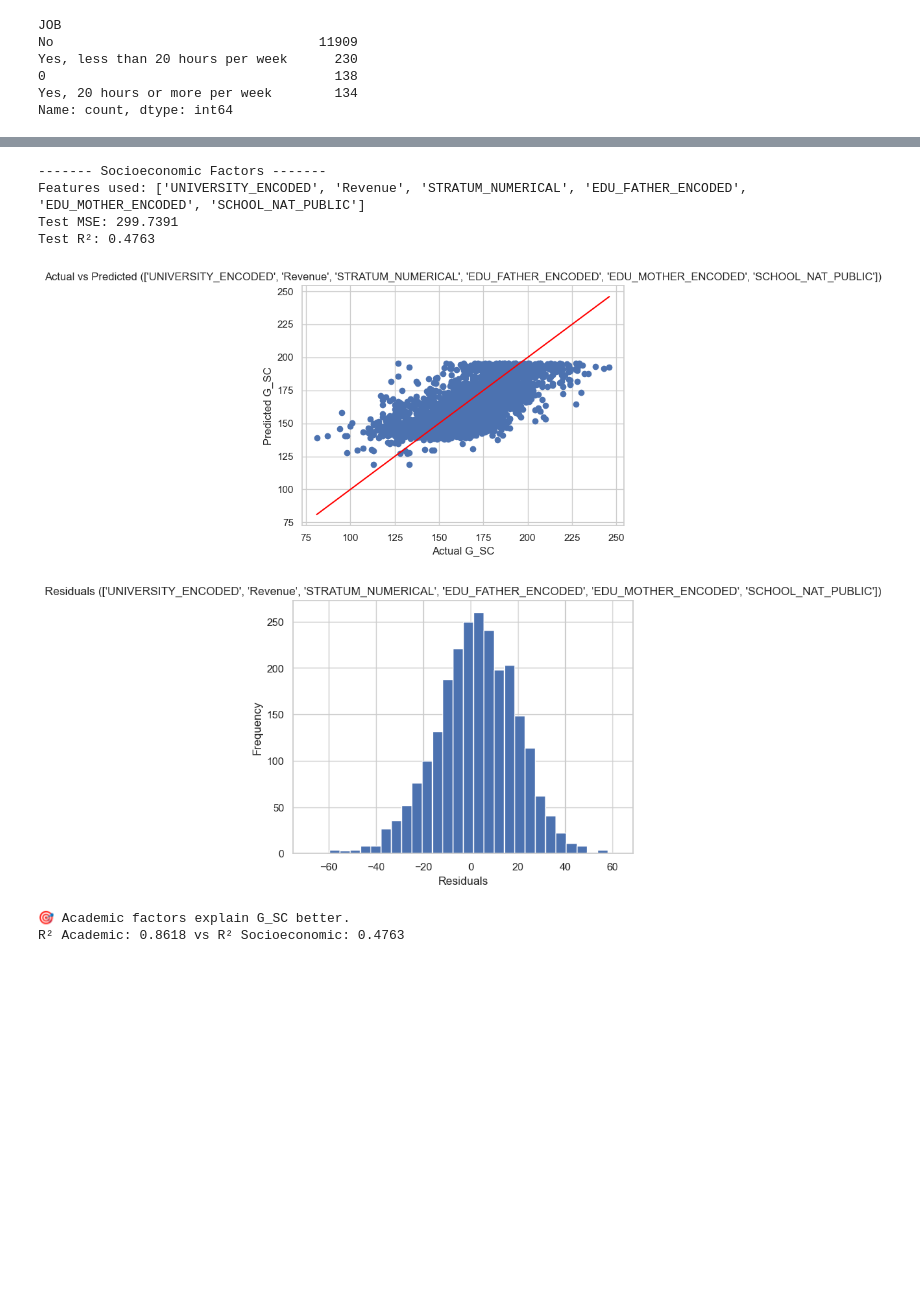
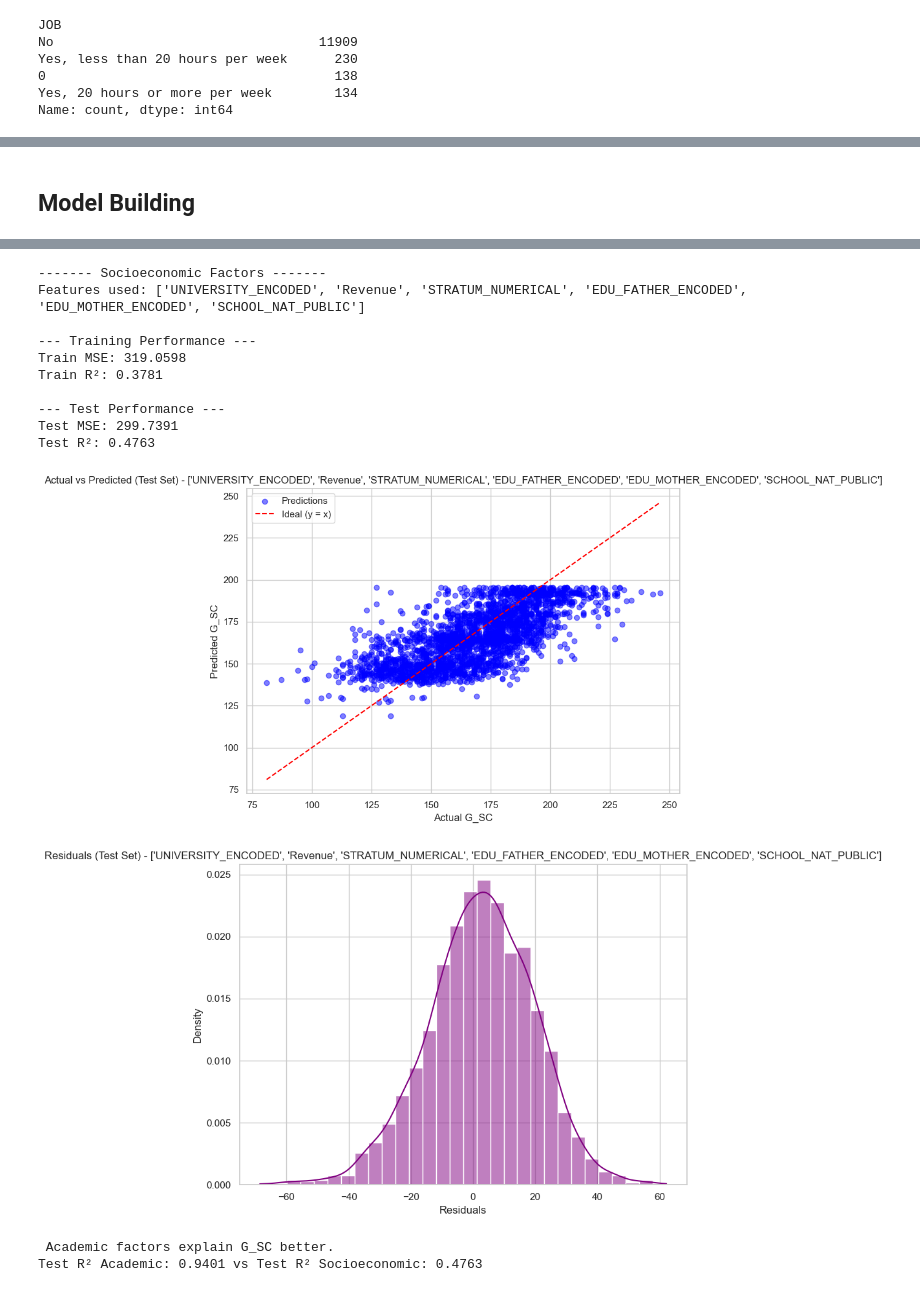
Before and after one commit to sherryrafiqq/RegressionProject, a Jupyter notebook: regression.ipynb, the cells around one changed output, grey strips where cells are left out. Cells and saved outputs as stored; diff of their text form; code cells hidden in the pictures; blank space fills up the shorter version.

```diff
--- a/regression.ipynb
+++ b/regression.ipynb
@@ -204,7 +196,7 @@ def get_top_socioeconomic_features(df, socioeconomic_features, target='G_SC', to
 # %% [markdown]
 ## Encoding
 # %%
-df['GENDER'] = df['GENDER'].map({'M': 1, 'F': 0})
+df['GENDER'] = df['GENDER'].map({'M': 0, 'F': 1})
 # %%
 device_columns = ['DVD', 'FRESH', 'PHONE', 'MOBILE', 'CAR','MIC_OVEN','WASHING_MCH','COMPUTER','TV','INTERNET']
 for col in device_columns:
@@ -404,3 +400,5 @@ Top Socioeconomic Features: ['UNIVERSITY_ENCODED', 'Revenue', 'STRATUM_NUMERICAL
+# %% [markdown]
+## Model Building
 # %%
 import numpy as np
 
@@ -416,7 +414,7 @@ class MultipleLinearRegression:
         X_b = np.c_[np.ones((X.shape[0], 1)), X]
         return X_b @ self.coefficients
 # %%
-import matplotlib.pyplot as plt
+import seaborn as sns
 
 class ModelEvaluator:
     def __init__(self):
@@ -431,18 +429,26 @@ class ModelEvaluator:
         return 1 - (ss_res / ss_tot)
 
     def plot_predictions(self, y_true, y_pred, title='Actual vs Predicted'):
-        plt.scatter(y_true, y_pred)
-        plt.plot([y_true.min(), y_true.max()], [y_true.min(), y_true.max()], color='red')
+        plt.figure(figsize=(8, 6))
+        plt.scatter(y_true, y_pred, color='blue', alpha=0.5, label='Predictions')
+        plt.plot([y_true.min(), y_true.max()], [y_true.min(), y_true.max()], color='red', linestyle='--', label='Ideal (y = x)')
         plt.xlabel('Actual G_SC')
         plt.ylabel('Predicted G_SC')
         plt.title(title)
+        plt.grid(True)
+        plt.legend()
+        plt.tight_layout()
         plt.show()
 
     def plot_residuals(self, residuals, title='Residuals Distribution'):
-        plt.hist(residuals, bins=30)
+        plt.figure(figsize=(8, 6))
+        # Plotting histogram and kernel density estimate (KDE)
+        sns.histplot(residuals, kde=True, color='purple', bins=30, stat='density')
         plt.xlabel('Residuals')
-        plt.ylabel('Frequency')
+        plt.ylabel('Density')
         plt.title(title)
+        plt.grid(True)
+        plt.tight_layout()
         plt.show()
 # %%
 class EnhancedPerformancePredictor:
@@ -499,23 +521,23 @@ class EnhancedPerformancePredictor:
 # %%
-# Drop any rows with NaN values before creating the predictor
-df_clean = df.dropna()
-
-predictor = EnhancedPerformancePredictor(df_clean)
+predictor = EnhancedPerformancePredictor(df)
 
 predictor.preprocess()
 
+# Drop any rows with NaN values before evaluation
+df_clean = df.dropna()
+
 print("------- Academic Factors -------")
-r2_academic = predictor.train_and_evaluate(predictor.academic_features)
+train_r2_academic, test_r2_academic = predictor.train_and_evaluate(predictor.academic_features)
 
 print("\n------- Socioeconomic Factors -------")
-r2_socioeconomic = predictor.train_and_evaluate(predictor.socioeconomic_features)
+train_r2_socio, test_r2_socio = predictor.train_and_evaluate(predictor.socioeconomic_features)
 
-# Compare
-if r2_academic > r2_socioeconomic:
-    print("\n🎯 Academic factors explain G_SC better.")
-    print(f"R² Academic: {r2_academic:.4f} vs R² Socioeconomic: {r2_socioeconomic:.4f}")
+# Compare using test R² scores
+if test_r2_academic > test_r2_socio:
+    print("\n Academic factors explain G_SC better.")
+    print(f"Test R² Academic: {test_r2_academic:.4f} vs Test R² Socioeconomic: {test_r2_socio:.4f}")
 else:
-    print("\n🎯 Socioeconomic factors explain G_SC better.")
-    print(f"R² Socioeconomic: {r2_socioeconomic:.4f} vs R² Academic: {r2_academic:.4f}")
+    print("\n Socioeconomic factors explain G_SC better.")
+    print(f"Test R² Socioeconomic: {test_r2_socio:.4f} vs Test R² Academic: {test_r2_academic:.4f}")
 # %% [output]
 ------- Academic Factors -------
@@ -527,8 +555,14 @@ Test R²: 0.8618
 ------- Socioeconomic Factors -------
 Features used: ['UNIVERSITY_ENCODED', 'Revenue', 'STRATUM_NUMERICAL', 'EDU_FATHER_ENCODED', 'EDU_MOTHER_ENCODED', 'SCHOOL_NAT_PUBLIC']
+
+--- Training Performance ---
+Train MSE: 319.0598
+Train R²: 0.3781
+
+--- Test Performance ---
 Test MSE: 299.7391
 Test R²: 0.4763
-[figure, old version]
+[figure, new version]
-[figure, old version]
+[figure, new version]
-🎯 Academic factors explain G_SC better.
-R² Academic: 0.8618 vs R² Socioeconomic: 0.4763
+ Academic factors explain G_SC better.
+Test R² Academic: 0.9401 vs Test R² Socioeconomic: 0.4763
```
Also changed, not shown: parts of 19 cells of this notebook, 1 other file.
